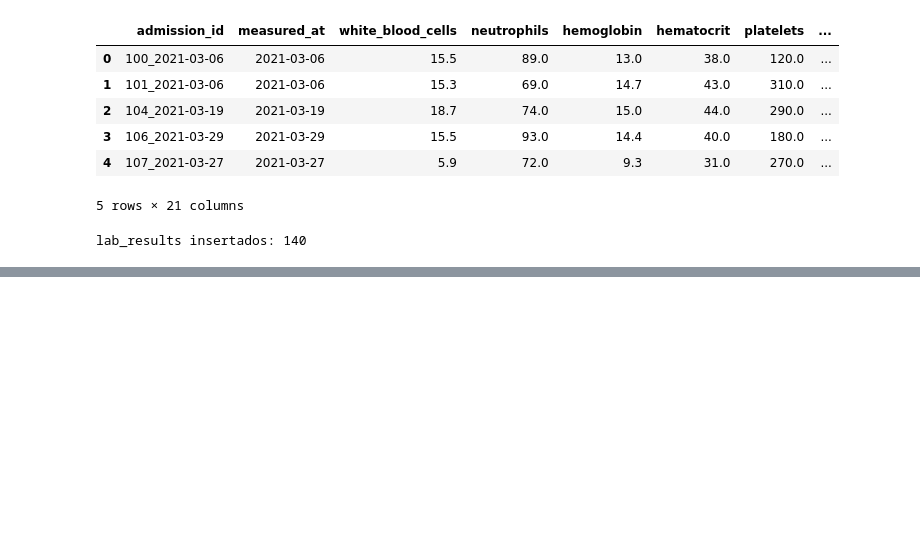
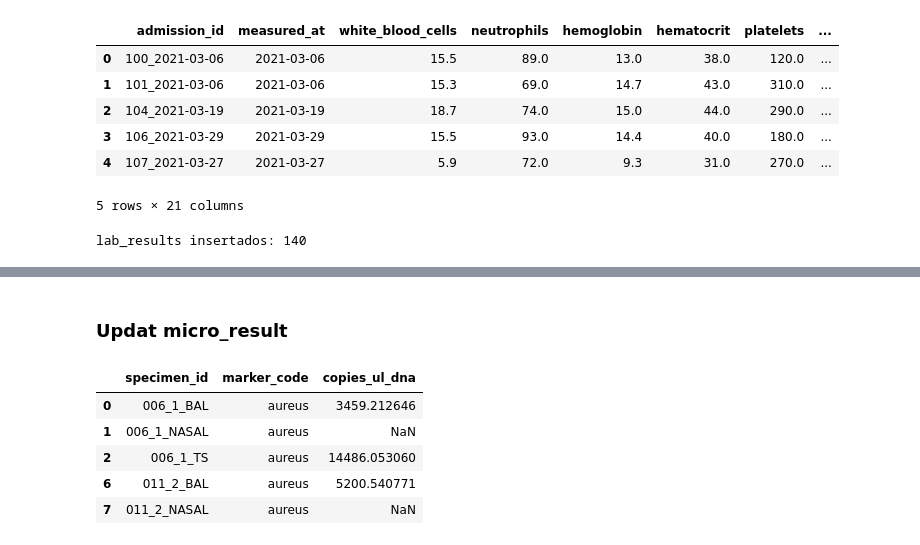
Before and after one commit to Jcamposlozano/MIcroVAP_Model, a Jupyter notebook: notebooks/Load_Data.ipynb, the cells around one changed output, grey strips where cells are left out. Drawn from its saved outputs; the diff is of its cells as text; code cells hidden in the pictures; blank space fills up the shorter version.

```diff
--- a/notebooks/Load_Data.ipynb
+++ b/notebooks/Load_Data.ipynb
@@ -698,0 +965,57 @@ lab_results insertados: 140
+# %% [markdown]
+### Updat micro_result
+# %%
+df_micro = df[
+    [
+        "specimen",
+        "copies_ul_dna",
+        "aureus_presence"
+    ]
+].copy()
+
+df_micro = df_micro.rename(columns={
+    "specimen": "specimen_id",
+    "copies_ul_dna": "copies_ul_dna"
+})
+
+df_micro["specimen_id"] = df_micro["specimen_id"].astype(str).str.strip()
+
+df_micro["aureus_presence"] = (
+    df_micro["aureus_presence"]
+    .astype(str)
+    .str.strip()
+    .str.lower()
+)
+
+# Modelo sparse:
+# solo insertamos si aureus_presence == yes
+df_micro = df_micro[df_micro["aureus_presence"] == "yes"].copy()
+
+df_micro["marker_code"] = "aureus"
+
+df_micro["copies_ul_dna"] = pd.to_numeric(
+    df_micro["copies_ul_dna"],
+    errors="coerce"
+)
+
+df_micro_result = df_micro[
+    [
+        "specimen_id",
+        "marker_code",
+        "copies_ul_dna"
+    ]
+].copy()
+
+# Evitar duplicados por UNIQUE(specimen_id, marker_code)
+df_micro_result = df_micro_result.drop_duplicates(
+    subset=["specimen_id", "marker_code"]
+)
+
+df_micro_result.head()
+# %% [output]
+|  | specimen_id | marker_code | copies_ul_dna |
+| 0 | 006_1_BAL | aureus | 3459.212646 |
+| 1 | 006_1_NASAL | aureus | NaN |
+| 2 | 006_1_TS | aureus | 14486.053060 |
+| 6 | 011_2_BAL | aureus | 5200.540771 |
+| 7 | 011_2_NASAL | aureus | NaN |
```
Also changed, not shown: parts of 10 cells of this notebook, 5 other files.
